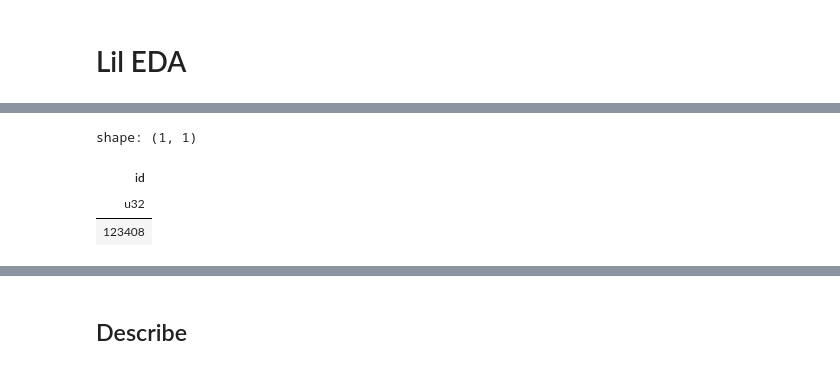
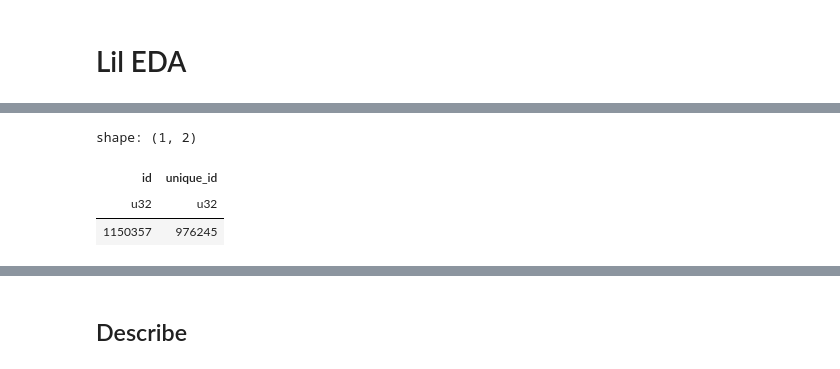
Before and after one commit to lusm554/skill-lens, a Jupyter notebook: airflow/check_silver_hh_loader.ipynb, the cells around one changed output, grey strips where cells are left out. Cells and saved outputs as stored; diff of their text form; code cells hidden in the pictures.

```diff
--- a/airflow/check_silver_hh_loader.ipynb
+++ b/airflow/check_silver_hh_loader.ipynb
@@ -139,0 +182,6 @@ s3.ObjectSummary(bucket_name='silver', key='hh/vacancies/year=2025/month=12/day=
+# %%
+def silver_path2dt(obj):
+    return datetime.datetime(**{item.split("=",1)[0]: int(item.split("=",1)[1]) for item in PurePosixPath(obj.key).parts if "=" in item})
+bucket = s3.Bucket('silver')
+objects = sorted(bucket.objects.all(), key=silver_path2dt)
+objects
@@ -140,7 +206,6 @@ s3.ObjectSummary(bucket_name='silver', key='hh/vacancies/year=2025/month=12/day=
 # %%
 df_lazy = (
-    # pl.scan_parquet([f"s3://silver/{obj.key}" for obj in objects], storage_options=storage_options)
-    pl.scan_parquet(f"s3://silver/hh/vacancies/year=2025/month=12/day=11/part-7808ee1e-f2b7-49f3-992b-722419096a95.parquet", storage_options=storage_options)
+    pl.scan_parquet([f"s3://silver/{obj.key}" for obj in objects], storage_options=storage_options)
 
     # Published Date transfromation from UTC to Local
     .with_columns(
@@ -157,7 +239,10 @@ df_lazy = (
 # %%
-df_lazy.select('id').count().collect()
+df_lazy.select(
+    pl.col('id').count(),
+    pl.col('id').unique().count().alias('unique_id')
+).collect()
 # %% [output]
-shape: (1, 1)
+shape: (1, 2)
-| id |
-| u32 |
-| 123408 |
+| id | unique_id |
+| u32 | u32 |
+| 1150357 | 976245 |
```
Also changed, not shown: parts of 22 cells of this notebook.
